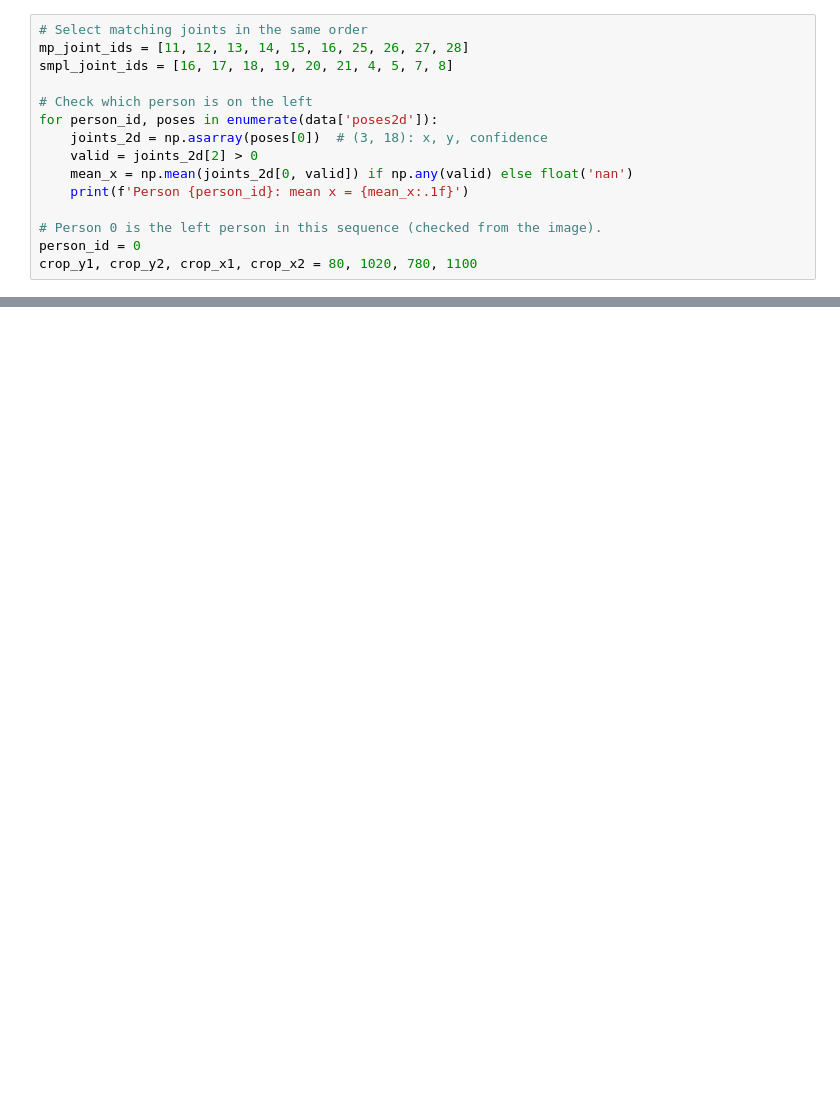
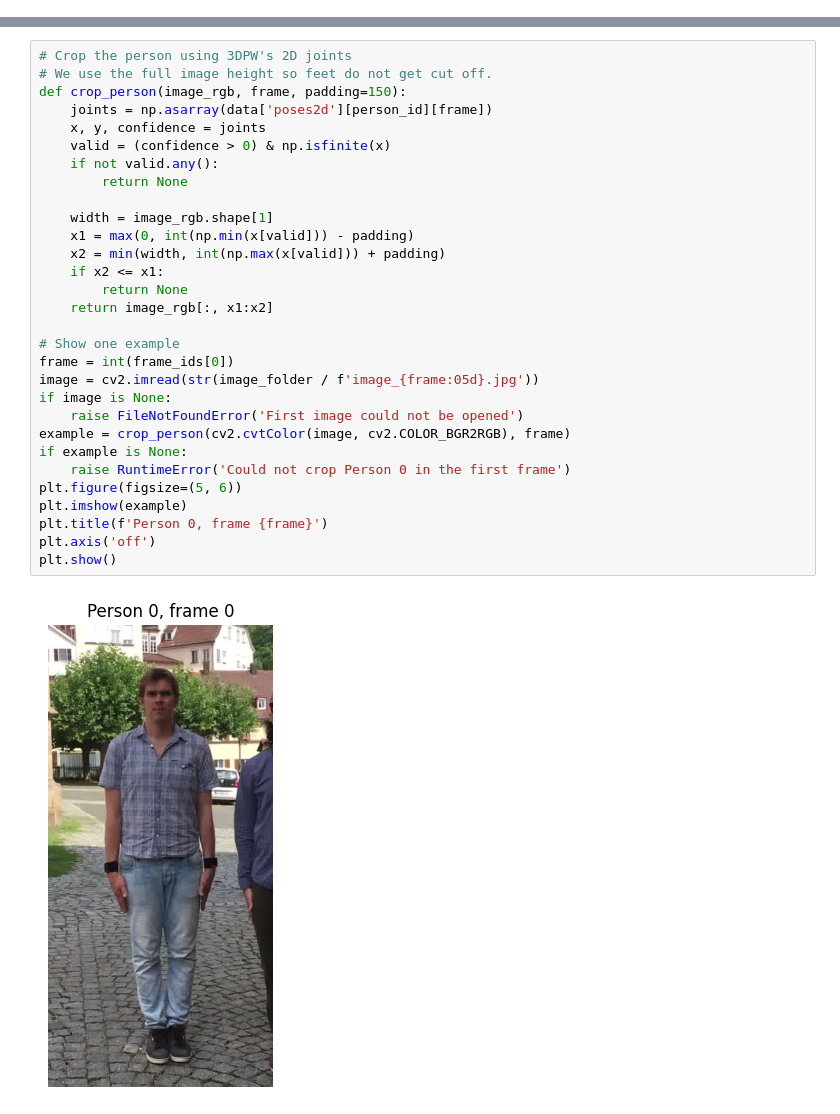
Before and after one commit to JaylinOlli/Computer-Vision-Applied-Project, a Jupyter notebook: 3d-pose-diff-render/notebooks/mediapipe_baseline.ipynb, the cells around one changed output, grey strips where cells are left out. Drawn from its saved outputs; the diff is of its cells as text; blank space fills up the shorter version.

```diff
--- a/3d-pose-diff-render/notebooks/mediapipe_baseline.ipynb
+++ b/3d-pose-diff-render/notebooks/mediapipe_baseline.ipynb
@@ -63,15 +76,0 @@ Pose model and evaluation functions ready
-# %%
-# Select matching joints in the same order
-mp_joint_ids = [11, 12, 13, 14, 15, 16, 25, 26, 27, 28]
-smpl_joint_ids = [16, 17, 18, 19, 20, 21, 4, 5, 7, 8]
-
-# Check which person is on the left
-for person_id, poses in enumerate(data['poses2d']):
-    joints_2d = np.asarray(poses[0])  # (3, 18): x, y, confidence
-    valid = joints_2d[2] > 0
-    mean_x = np.mean(joints_2d[0, valid]) if np.any(valid) else float('nan')
-    print(f'Person {person_id}: mean x = {mean_x:.1f}')
-
-# Person 0 is the left person in this sequence (checked from the image).
-person_id = 0
-crop_y1, crop_y2, crop_x1, crop_x2 = 80, 1020, 780, 1100
@@ -117 +100,33 @@ World landmarks detected: 33
+# %%
+# Crop the person using 3DPW's 2D joints
+# We use the full image height so feet do not get cut off.
+def crop_person(image_rgb, frame, padding=150):
+    joints = np.asarray(data['poses2d'][person_id][frame])
+    x, y, confidence = joints
+    valid = (confidence > 0) & np.isfinite(x)
+    if not valid.any():
+        return None
+
+    width = image_rgb.shape[1]
+    x1 = max(0, int(np.min(x[valid])) - padding)
+    x2 = min(width, int(np.max(x[valid])) + padding)
+    if x2 <= x1:
+        return None
+    return image_rgb[:, x1:x2]
+
+# Show one example
+frame = int(frame_ids[0])
+image = cv2.imread(str(image_folder / f'image_{frame:05d}.jpg'))
+if image is None:
+    raise FileNotFoundError('First image could not be opened')
+example = crop_person(cv2.cvtColor(image, cv2.COLOR_BGR2RGB), frame)
+if example is None:
+    raise RuntimeError('Could not crop Person 0 in the first frame')
+plt.figure(figsize=(5, 6))
+plt.imshow(example)
+plt.title(f'Person 0, frame {frame}')
+plt.axis('off')
+plt.show()
+# %% [output]
+[figure, added]
 # %%
```
Also changed, not shown: parts of 13 cells of this notebook.
